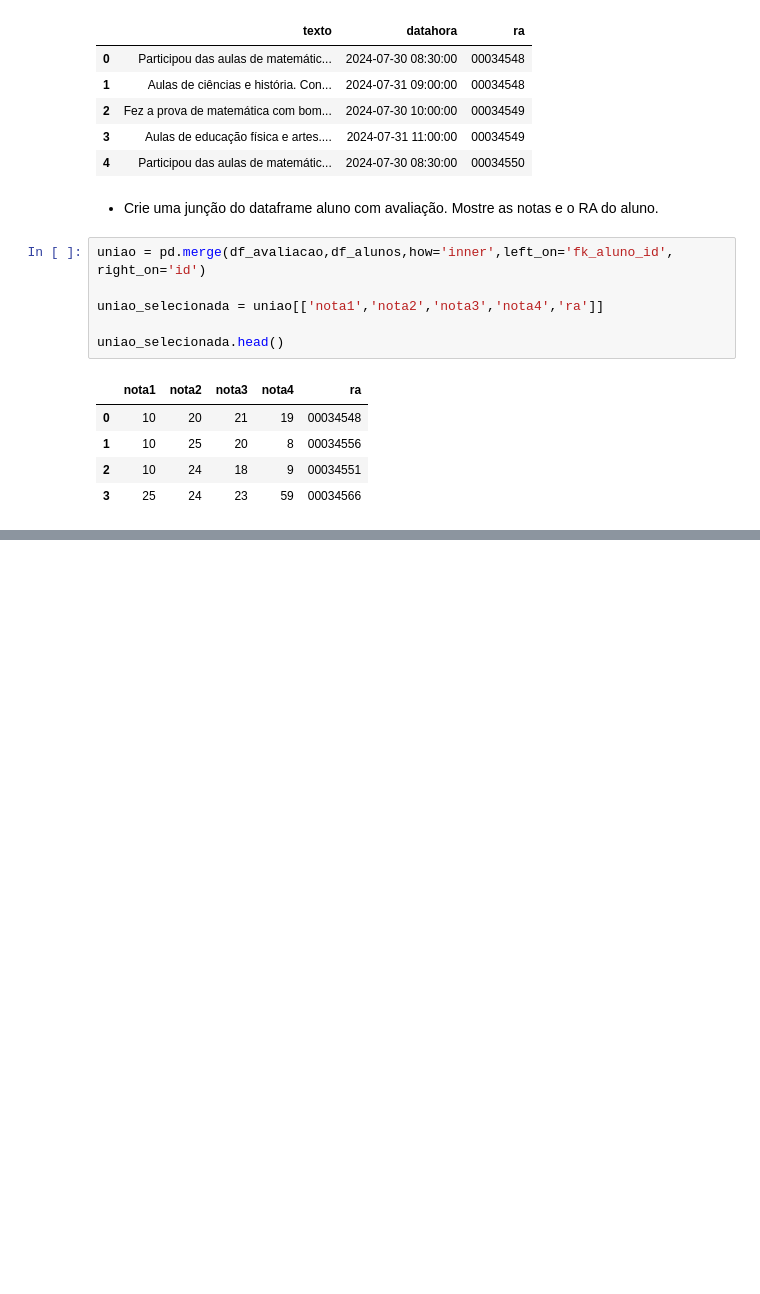
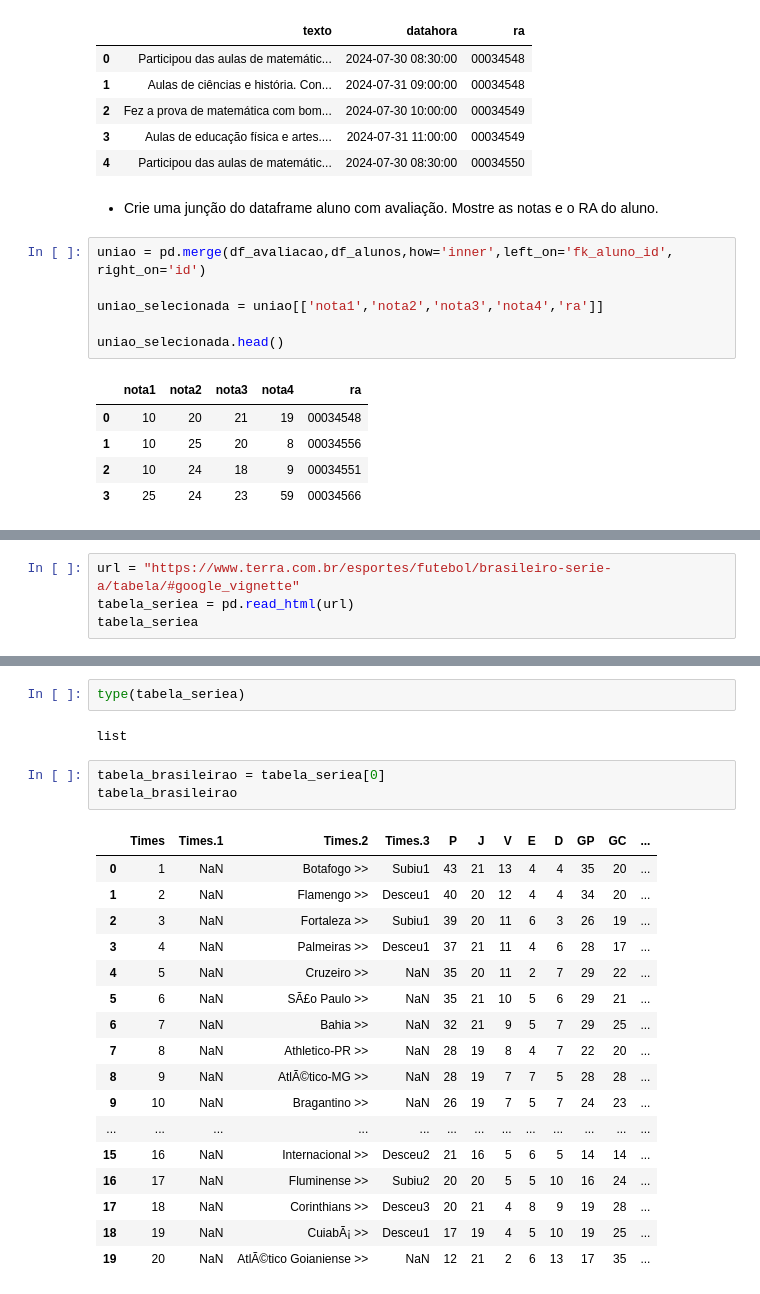
Before and after one commit to EuleteSouza/projetofinal_tarde, a Jupyter notebook: notebook_tarde.ipynb, the cells around one changed output, grey strips where cells are left out. Drawn from its saved outputs; the diff is of its cells as text; blank space fills up the shorter version.

```diff
--- a/notebook_tarde.ipynb
+++ b/notebook_tarde.ipynb
@@ -444,0 +454,4 @@ uniao_selecionada.head()
+# %%
+url = "https://www.terra.com.br/esportes/futebol/brasileiro-serie-a/tabela/#google_vignette"
+tabela_seriea = pd.read_html(url)
+tabela_seriea
@@ -444,0 +476,25 @@ uniao_selecionada.head()
+# %%
+type(tabela_seriea)
+# %% [output]
+list
+# %%
+tabela_brasileirao = tabela_seriea[0]
+tabela_brasileirao
+# %% [output]
+|  | Times | Times.1 | Times.2 | Times.3 | P | J | V | E | D | GP | GC | ... |
+| 0 | 1 | NaN | Botafogo >> | Subiu1 | 43 | 21 | 13 | 4 | 4 | 35 | 20 | ... |
+| 1 | 2 | NaN | Flamengo >> | Desceu1 | 40 | 20 | 12 | 4 | 4 | 34 | 20 | ... |
+| 2 | 3 | NaN | Fortaleza >> | Subiu1 | 39 | 20 | 11 | 6 | 3 | 26 | 19 | ... |
+| 3 | 4 | NaN | Palmeiras >> | Desceu1 | 37 | 21 | 11 | 4 | 6 | 28 | 17 | ... |
+| 4 | 5 | NaN | Cruzeiro >> | NaN | 35 | 20 | 11 | 2 | 7 | 29 | 22 | ... |
+| 5 | 6 | NaN | SÃ£o Paulo >> | NaN | 35 | 21 | 10 | 5 | 6 | 29 | 21 | ... |
+| 6 | 7 | NaN | Bahia >> | NaN | 32 | 21 | 9 | 5 | 7 | 29 | 25 | ... |
+| 7 | 8 | NaN | Athletico-PR >> | NaN | 28 | 19 | 8 | 4 | 7 | 22 | 20 | ... |
+| 8 | 9 | NaN | AtlÃ©tico-MG >> | NaN | 28 | 19 | 7 | 7 | 5 | 28 | 28 | ... |
+| 9 | 10 | NaN | Bragantino >> | NaN | 26 | 19 | 7 | 5 | 7 | 24 | 23 | ... |
+| ... | ... | ... | ... | ... | ... | ... | ... | ... | ... | ... | ... | ... |
+| 15 | 16 | NaN | Internacional >> | Desceu2 | 21 | 16 | 5 | 6 | 5 | 14 | 14 | ... |
+| 16 | 17 | NaN | Fluminense >> | Subiu2 | 20 | 20 | 5 | 5 | 10 | 16 | 24 | ... |
+| 17 | 18 | NaN | Corinthians >> | Desceu3 | 20 | 21 | 4 | 8 | 9 | 19 | 28 | ... |
+| 18 | 19 | NaN | CuiabÃ¡ >> | Desceu1 | 17 | 19 | 4 | 5 | 10 | 19 | 25 | ... |
+| 19 | 20 | NaN | AtlÃ©tico Goianiense >> | NaN | 12 | 21 | 2 | 6 | 13 | 17 | 35 | ... |
```
Also changed, not shown: parts of 46 cells of this notebook, 3 other files.
